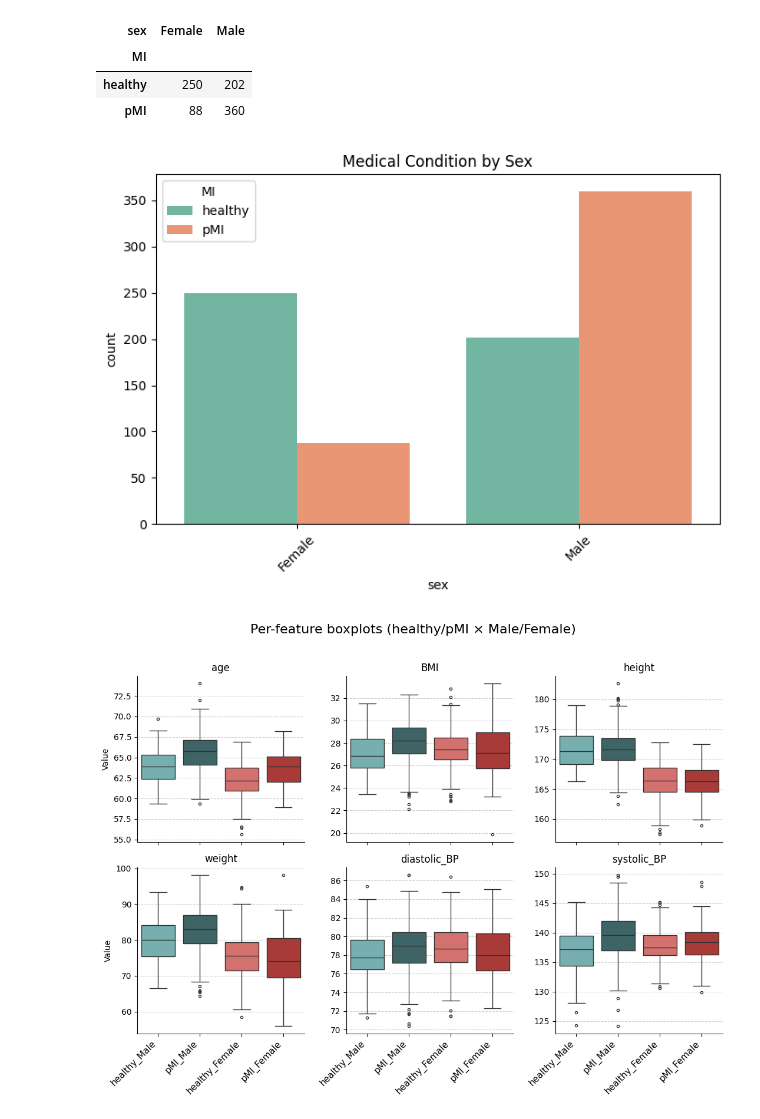
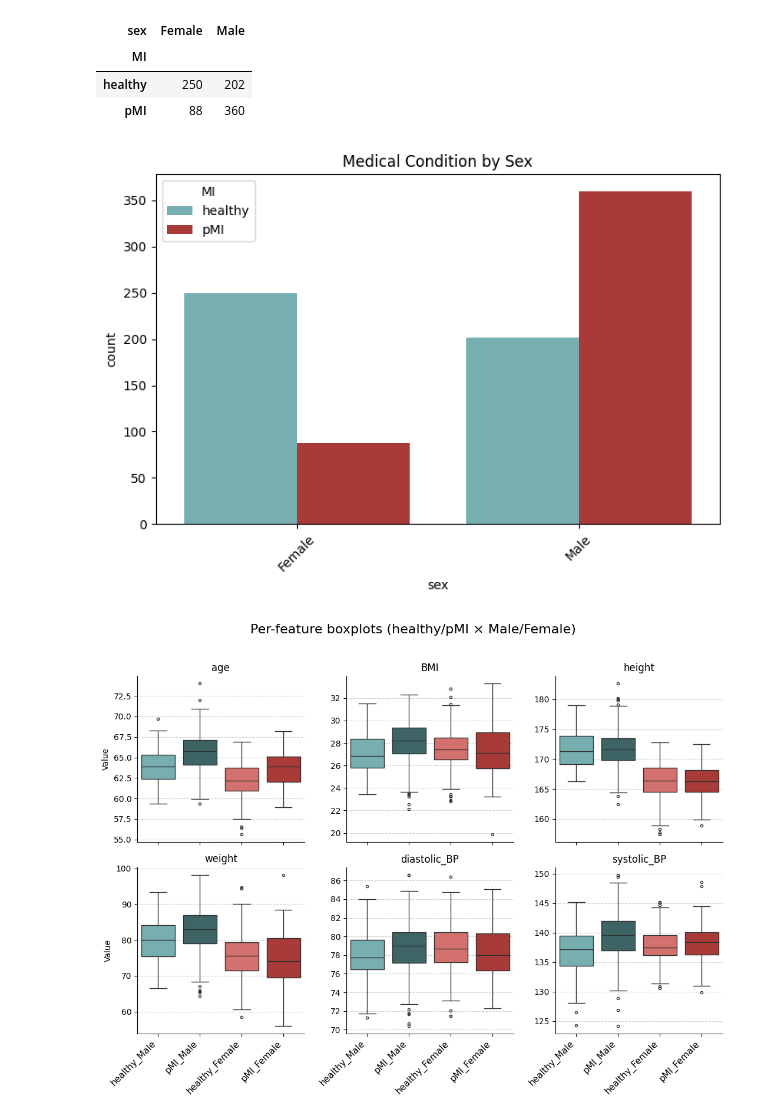
Before and after one commit to emilynurden/myocardial-infarction-predictions, a Jupyter notebook: notebooks:/data_exploration.ipynb, the cells around one changed output. Cells and saved outputs as stored; diff of their text form; code cells hidden in the pictures.

```diff
--- a/notebooks:/data_exploration.ipynb
+++ b/notebooks:/data_exploration.ipynb
@@ -137,17 +172,17 @@ pd.crosstab(df_to_explore['MI'], df_to_explore['sex'])
 # %%
 plt.figure(figsize=(8,5))
 sns.countplot(
     data=df_to_explore,
     x='sex',
     hue='MI',
-    palette='Set2'
+    palette = ['#6EB8BA', '#BB2A25']
 )
 plt.title('Medical Condition by Sex')
 plt.xticks(rotation=45)
 plt.show()
 
 #false is female
 # %% [output]
-[figure, old version]
+[figure, new version]
 # %%
 
```
Also changed, not shown: parts of 10 cells of this notebook.
